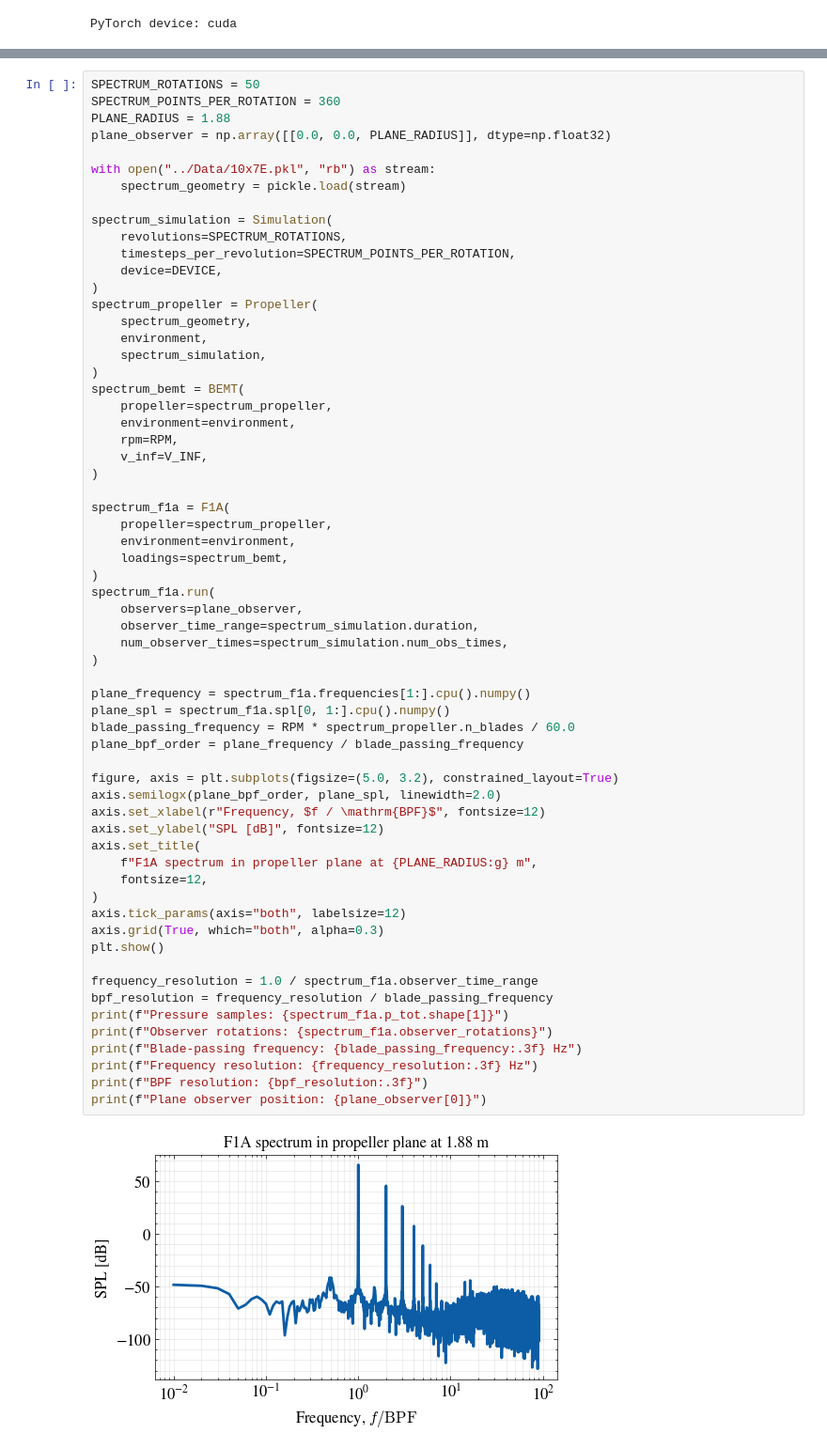
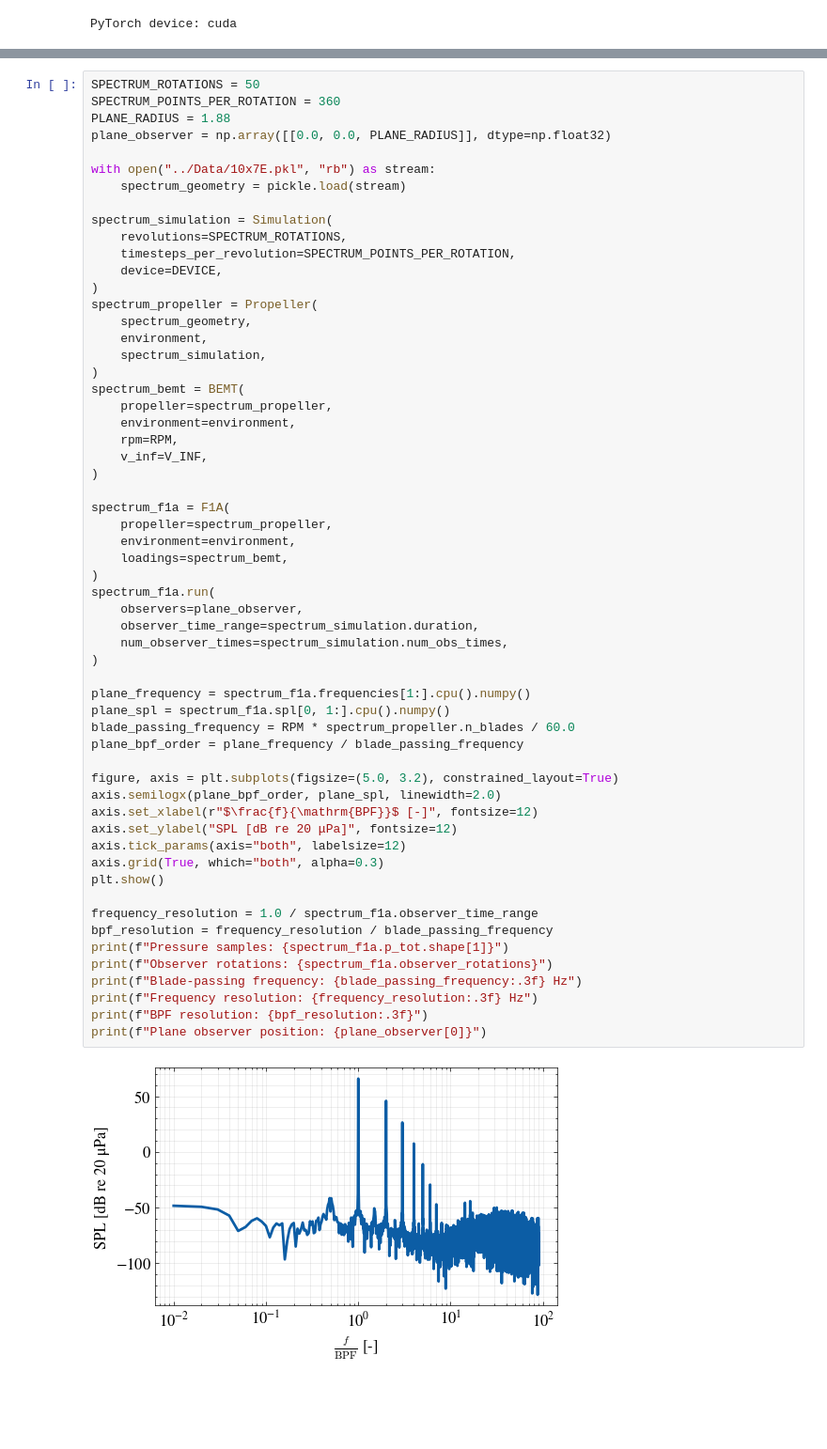
Before and after one commit to Frxljord/FastBEMT, a Jupyter notebook: Examples/F1A.ipynb, the cells around one changed output, grey strips where cells are left out. Shown at 94% size. Cells and saved outputs as stored; diff of their text form; blank space fills up the shorter version.

```diff
--- a/Examples/F1A.ipynb
+++ b/Examples/F1A.ipynb
@@ -194,40 +254,36 @@ spectrum_f1a = F1A(
     propeller=spectrum_propeller,
     environment=environment,
     loadings=spectrum_bemt,
 )
 spectrum_f1a.run(
     observers=plane_observer,
     observer_time_range=spectrum_simulation.duration,
     num_observer_times=spectrum_simulation.num_obs_times,
 )
 
 plane_frequency = spectrum_f1a.frequencies[1:].cpu().numpy()
 plane_spl = spectrum_f1a.spl[0, 1:].cpu().numpy()
 blade_passing_frequency = RPM * spectrum_propeller.n_blades / 60.0
 plane_bpf_order = plane_frequency / blade_passing_frequency
 
 figure, axis = plt.subplots(figsize=(5.0, 3.2), constrained_layout=True)
 axis.semilogx(plane_bpf_order, plane_spl, linewidth=2.0)
-axis.set_xlabel(r"Frequency, $f / \mathrm{BPF}$", fontsize=12)
-axis.set_ylabel("SPL [dB]", fontsize=12)
-axis.set_title(
-    f"F1A spectrum in propeller plane at {PLANE_RADIUS:g} m",
-    fontsize=12,
-)
+axis.set_xlabel(r"$\frac{f}{\mathrm{BPF}}$ [-]", fontsize=12)
+axis.set_ylabel("SPL [dB re 20 μPa]", fontsize=12)
 axis.tick_params(axis="both", labelsize=12)
 axis.grid(True, which="both", alpha=0.3)
 plt.show()
 
 frequency_resolution = 1.0 / spectrum_f1a.observer_time_range
 bpf_resolution = frequency_resolution / blade_passing_frequency
 print(f"Pressure samples: {spectrum_f1a.p_tot.shape[1]}")
 print(f"Observer rotations: {spectrum_f1a.observer_rotations}")
 print(f"Blade-passing frequency: {blade_passing_frequency:.3f} Hz")
 print(f"Frequency resolution: {frequency_resolution:.3f} Hz")
 print(f"BPF resolution: {bpf_resolution:.3f}")
 print(f"Plane observer position: {plane_observer[0]}")
 # %% [output]
-[figure, old version]
+[figure, new version]
 Pressure samples: 18000
 Observer rotations: 50
 Blade-passing frequency: 233.333 Hz
```
Also changed, not shown: parts of 4 cells of this notebook, 15 other files.
